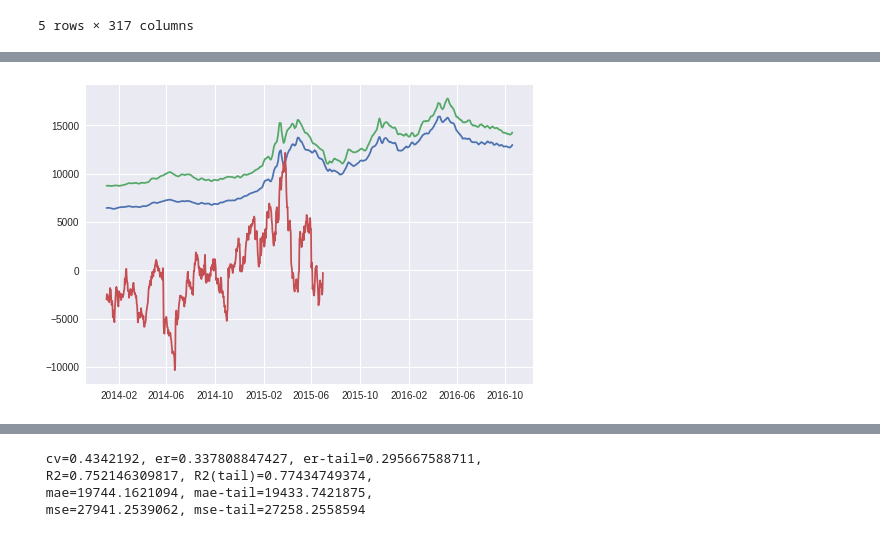
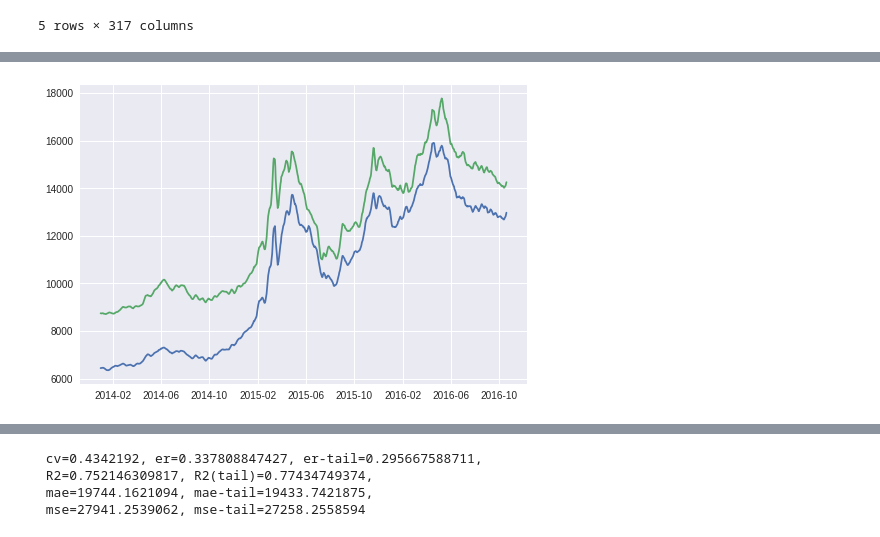
Before and after one commit to SorokinV/Kaggle-2017-SberBank, a Jupyter notebook: Jupiter/sb-v01-head-01-rmse-03-multi.ipynb, the cells around one changed output, grey strips where cells are left out. Saved outputs shown, nothing was run; the diff lists cells and outputs as text; code cells hidden in the pictures.

```diff
--- a/Jupiter/sb-v01-head-01-rmse-03-multi.ipynb
+++ b/Jupiter/sb-v01-head-01-rmse-03-multi.ipynb
@@ -305,4 +321,6 @@ ttrain.head()
 5 rows × 317 columns
 # %%
 # clearning small price
-ttrain = ttrain[ttrain.r>=5000]
+print ttrain.shape
+ttrain = ttrain[(ttrain.r>=5000)&(ttrain.r<=350000)]
+print ttrain.shape
@@ -310,35 +415,34 @@ ttrain = ttrain[ttrain.r>=5000]
 roll, roll1, shiftUE, poly  = 7,7,85,2
 
 def rue_rue (macro,train,rollUE,rollTrain,shiftUE) :
     xLU = macro['usdrub'].rolling(rollUE).mean().shift(shiftUE).dropna()
     xLE = macro['eurrub'].rolling(rollUE).mean().shift(shiftUE).dropna()
     rr = train[['r','timestamp']].set_index('timestamp')
     rr = rr['r'].resample('D').mean().rolling(rollTrain,min_periods=1).mean()
 
     rue_data = pd.DataFrame();
     rue_data['usd'] = xLU;
     rue_data['r']  = rr
     rue_data['eur']  = xLE
     for i in range(2,poly) :
         rue_data['usd'+str(i)] = rue_data.usd**i
         rue_data['eur'+str(i)] = rue_data.eur**i
 
     return rue_data
 
 rue_data = rue_rue(macro,ttrain,roll,roll1,shiftUE)
 
 #print rue_data.tail()
 
 plt.plot(rue_data[(rue_data.index>='2014')]['usd']*200);
 plt.plot(rue_data[(rue_data.index>='2014')]['eur']*200);
-plt.plot(rr[rr.index>='2014']-140000);
 plt.show()
 xLL = rue_data.copy().drop('r',axis=1);
 xLL = xLL.dropna();
 rue_data = rue_data.dropna()
 #xLL.head(), xLL.tail()
 # %% [output]
-[figure, old version]
+[figure, new version]
 # %%
 import statsmodels.formula.api as smf
 import statsmodels.tsa.api as smt
```
Also changed, not shown: parts of 20 cells of this notebook, 1 other file.
